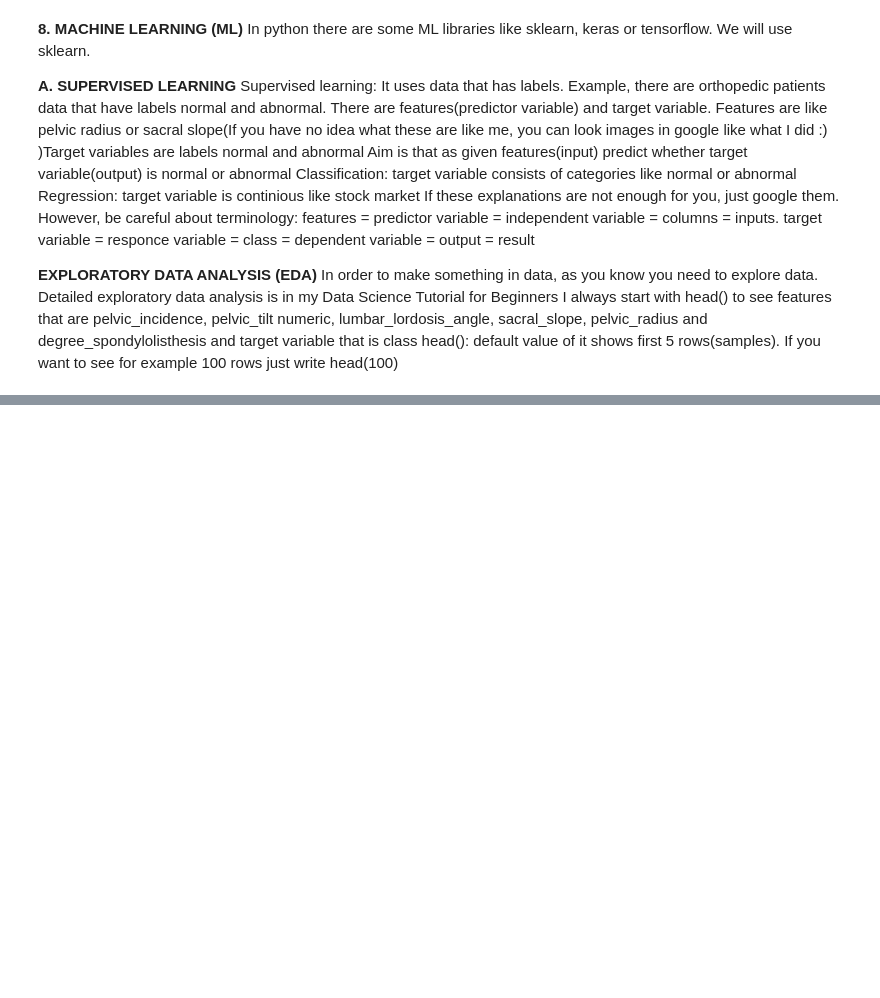
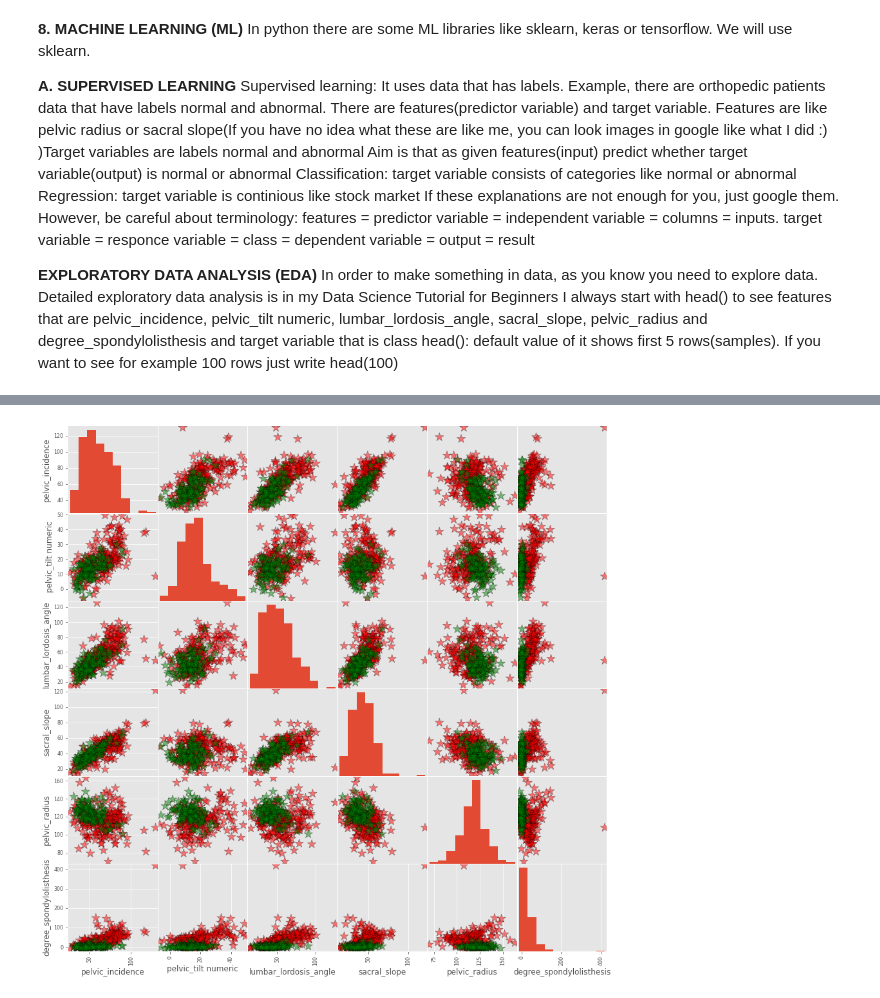
Before and after one commit to RodgersNdocha/Machine-learning-Tutorial-for-beginners, a Jupyter notebook: machine-learning-tutorial-for-beginners.ipynb, the cells around one changed output, grey strips where cells are left out. Saved outputs shown, nothing was run; the diff lists cells and outputs as text; code cells hidden in the pictures; blank space fills up the shorter version.

```diff
--- a/machine-learning-tutorial-for-beginners.ipynb
+++ b/machine-learning-tutorial-for-beginners.ipynb
@@ -153,0 +203,13 @@ head(): default value of it shows first 5 rows(samples). If you want to see for
+# %%
+color_list = ['red' if i=='Abnormal' else 'green' for i in data.loc[:,'class']]
+pd.plotting.scatter_matrix(data.loc[:, data.columns != 'class'],
+                                       c=color_list,
+                                       figsize= [15,15],
+                                       diagonal='hist',
+                                       alpha=0.5,
+                                       s = 200,
+                                       marker = '*',
+                                       edgecolor= "black")
+plt.show()
+# %% [output]
+[figure, added]
```
Also changed, not shown: parts of 6 cells of this notebook.
